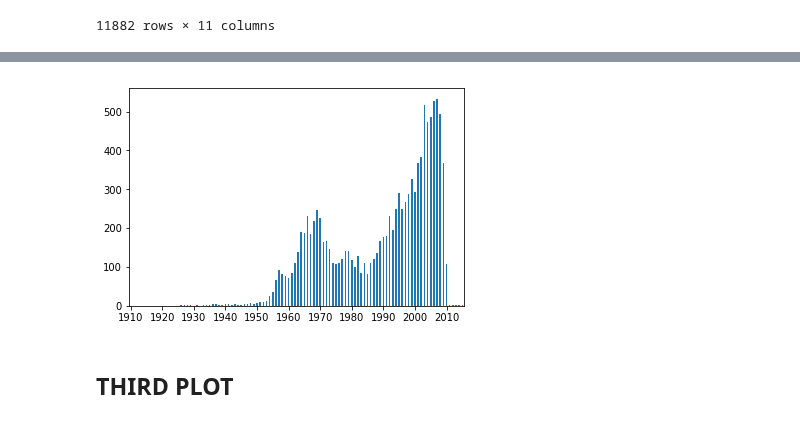
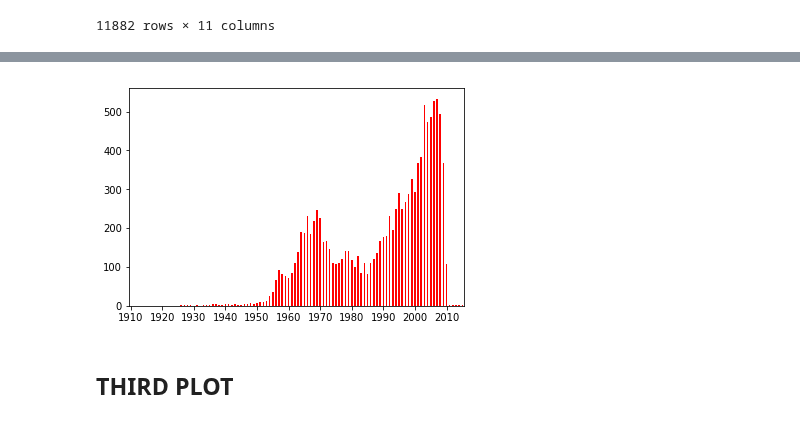
Before and after one commit to padesplaces/ada2017, a Jupyter notebook: project/poster.ipynb, the cells around one changed output, grey strips where cells are left out. Saved outputs shown, nothing was run; the diff lists cells and outputs as text; code cells hidden in the pictures.

```diff
--- a/project/poster.ipynb
+++ b/project/poster.ipynb
@@ -195,11 +196,12 @@ years_covers_padded
 2015      1
 Name: year, Length: 106, dtype: int64
 # %%
-years_covers_padded.plot(kind="bar")
+years_covers_padded.plot(kind="bar", color="r")
 plt.xticks(np.arange(0,len(years_covers_padded),10), np.arange(years_covers_padded.keys()[0],years_covers_padded.keys()[-1],10),rotation=0)
+plt.savefig('poster/cover_distribution.png', format='png', dpi=1200)
 plt.show()
 # %% [output]
-[figure, old version]
+[figure, new version]
 # %% [markdown]
 ## THIRD PLOT
 # %%
```
Also changed, not shown: parts of 5 cells of this notebook, 4 other files.
